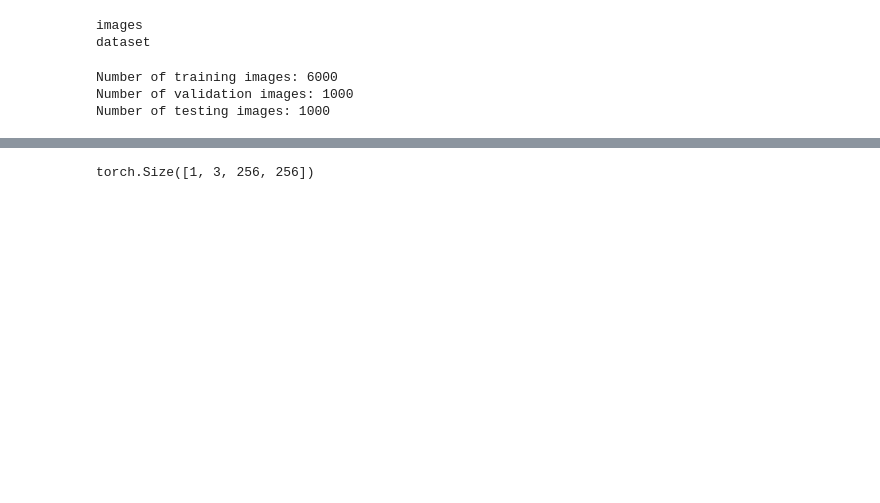
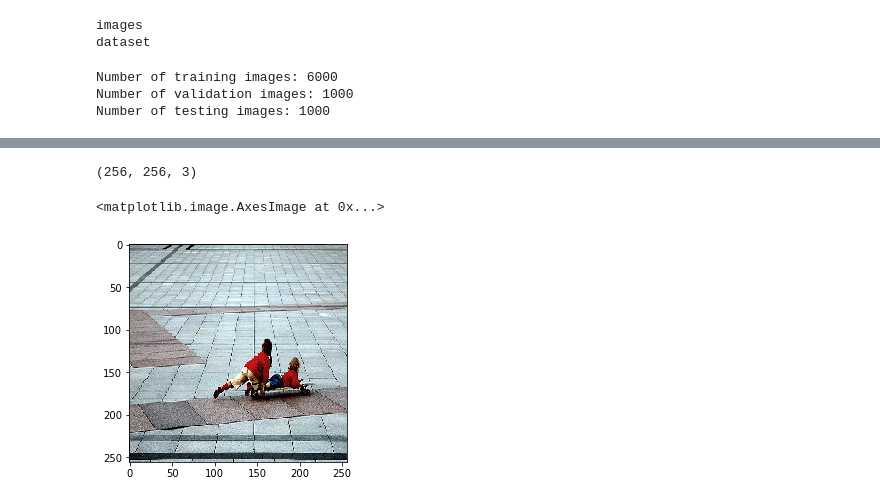
Before and after one commit to aravindMahadevan/image_captioning, a Jupyter notebook: image_captioning.ipynb, the cells around one changed output, grey strips where cells are left out. Cells and saved outputs as stored; diff of their text form; code cells hidden in the pictures; blank space fills up the shorter version.

```diff
--- a/image_captioning.ipynb
+++ b/image_captioning.ipynb
@@ -461,9 +480,18 @@ decoder_optimizer = torch.optim.Adam(params=decoder.parameters(), lr=4e-4)
 
 criterion = nn.CrossEntropyLoss().to(device)
 # %%
+from scipy.ndimage import rotate
+
 image = val_set[0][0].unsqueeze(0).to(device)
-print(image.shape)
+original_image = rotate((val_set[0][4]).transpose(2,1,0), -90)
+print(original_image.shape)
 # %% [output]
-torch.Size([1, 3, 256, 256])
+(256, 256, 3)
+# %%
+# plt.imshow(image.squeeze(0).to('cpu').transpose(2,0))
+plt.imshow(original_image)
+# %% [output]
+<matplotlib.image.AxesImage at 0x...>
+[figure, added]
 # %%
 encoded_img = encoder(image)
```
Also changed, not shown: parts of 9 cells of this notebook.
